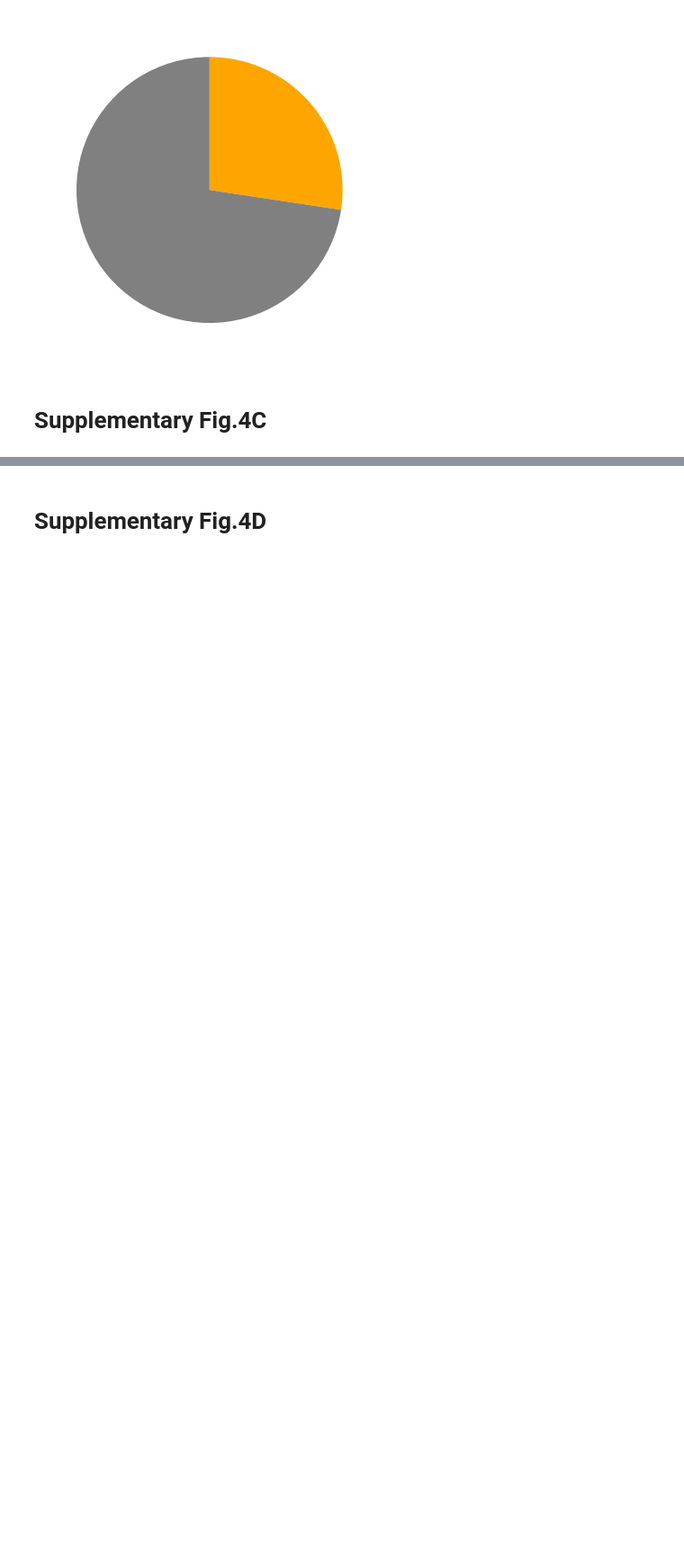
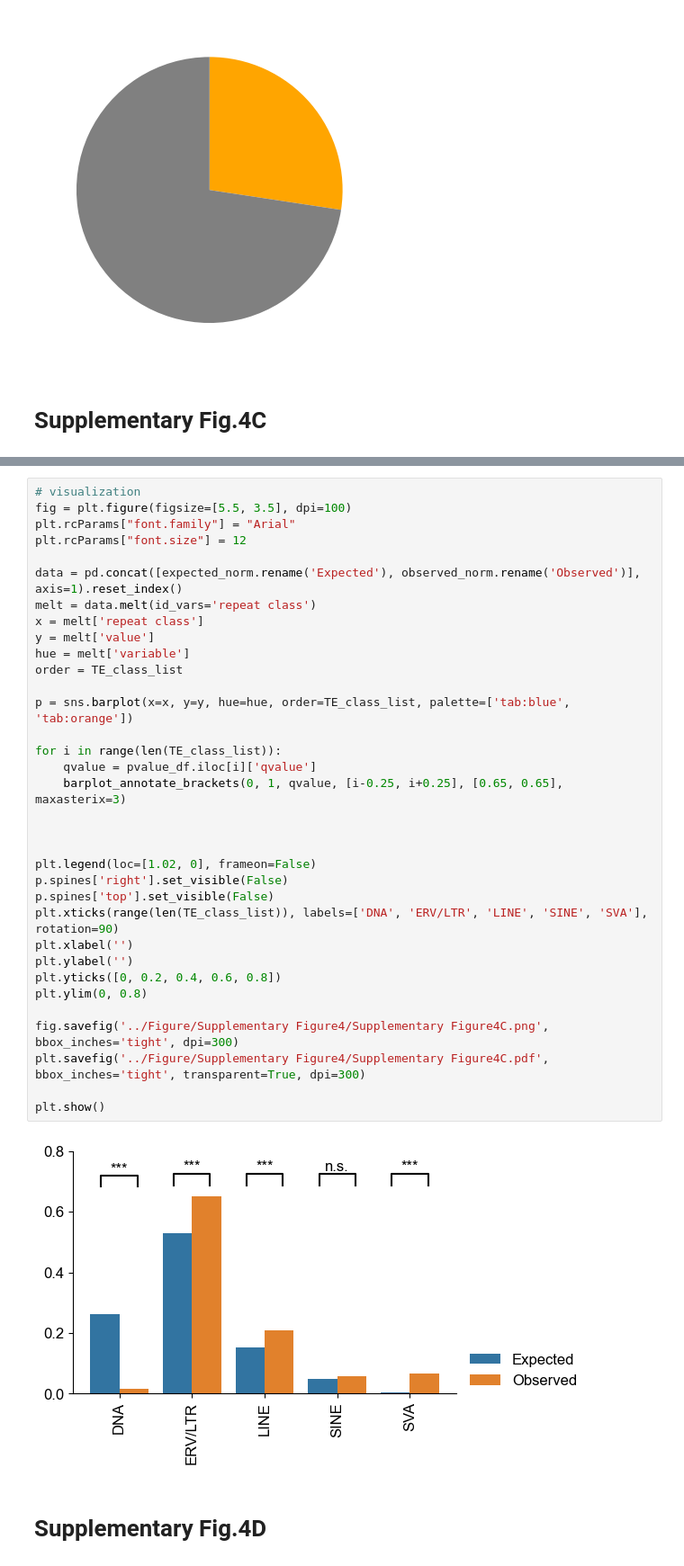
Before and after one commit to hmdlab/Evolutionary-Arms-Race, a Jupyter notebook: notebook/Supplementary_Fig4.ipynb, the cells around one changed output, grey strips where cells are left out. Shown: that part at 90% size. Drawn from its saved outputs; the diff is of its cells as text; blank space fills up the shorter version.

```diff
--- a/notebook/Supplementary_Fig4.ipynb
+++ b/notebook/Supplementary_Fig4.ipynb
@@ -164,2 +169,38 @@ fig.savefig('../Figure/Supplementary Figure4/Supplementary Figure4C.pdf', transp
+# %%
+# visualization
+fig = plt.figure(figsize=[5.5, 3.5], dpi=100)
+plt.rcParams["font.family"] = "Arial"
+plt.rcParams["font.size"] = 12
+
+data = pd.concat([expected_norm.rename('Expected'), observed_norm.rename('Observed')], axis=1).reset_index()
+melt = data.melt(id_vars='repeat class')
+x = melt['repeat class']
+y = melt['value']
+hue = melt['variable']
+order = TE_class_list
+
+p = sns.barplot(x=x, y=y, hue=hue, order=TE_class_list, palette=['tab:blue', 'tab:orange'])
+
+for i in range(len(TE_class_list)):
+    qvalue = pvalue_df.iloc[i]['qvalue']
+    barplot_annotate_brackets(0, 1, qvalue, [i-0.25, i+0.25], [0.65, 0.65], maxasterix=3)
+
+
+
+plt.legend(loc=[1.02, 0], frameon=False)
+p.spines['right'].set_visible(False)
+p.spines['top'].set_visible(False)
+plt.xticks(range(len(TE_class_list)), labels=['DNA', 'ERV/LTR', 'LINE', 'SINE', 'SVA'], rotation=90)
+plt.xlabel('')
+plt.ylabel('')
+plt.yticks([0, 0.2, 0.4, 0.6, 0.8])
+plt.ylim(0, 0.8)
+
+fig.savefig('../Figure/Supplementary Figure4/Supplementary Figure4C.png', bbox_inches='tight', dpi=300)
+plt.savefig('../Figure/Supplementary Figure4/Supplementary Figure4C.pdf', bbox_inches='tight', transparent=True, dpi=300)
+
+plt.show()
+# %% [output]
+[figure, added]
 # %% [markdown]
 # Supplementary Fig.4D
```
Also changed, not shown: parts of 12 cells of this notebook, 13 other files.
